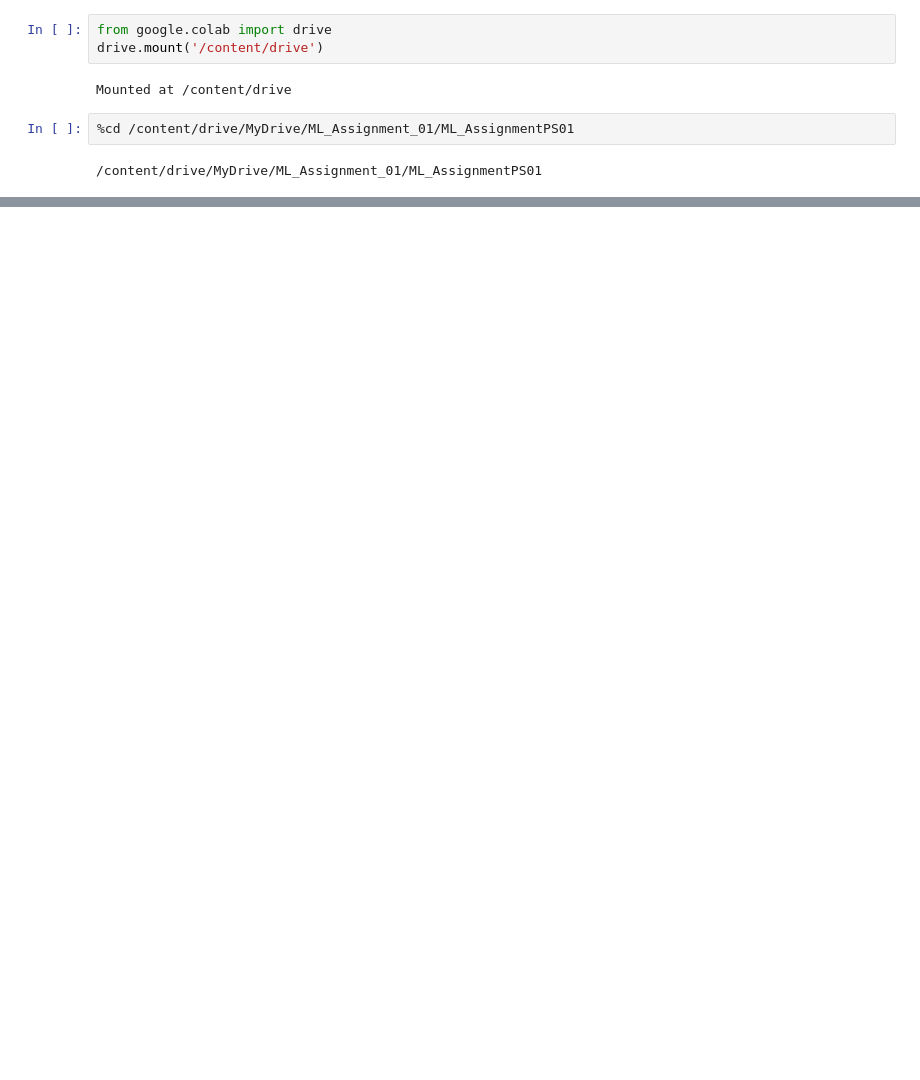
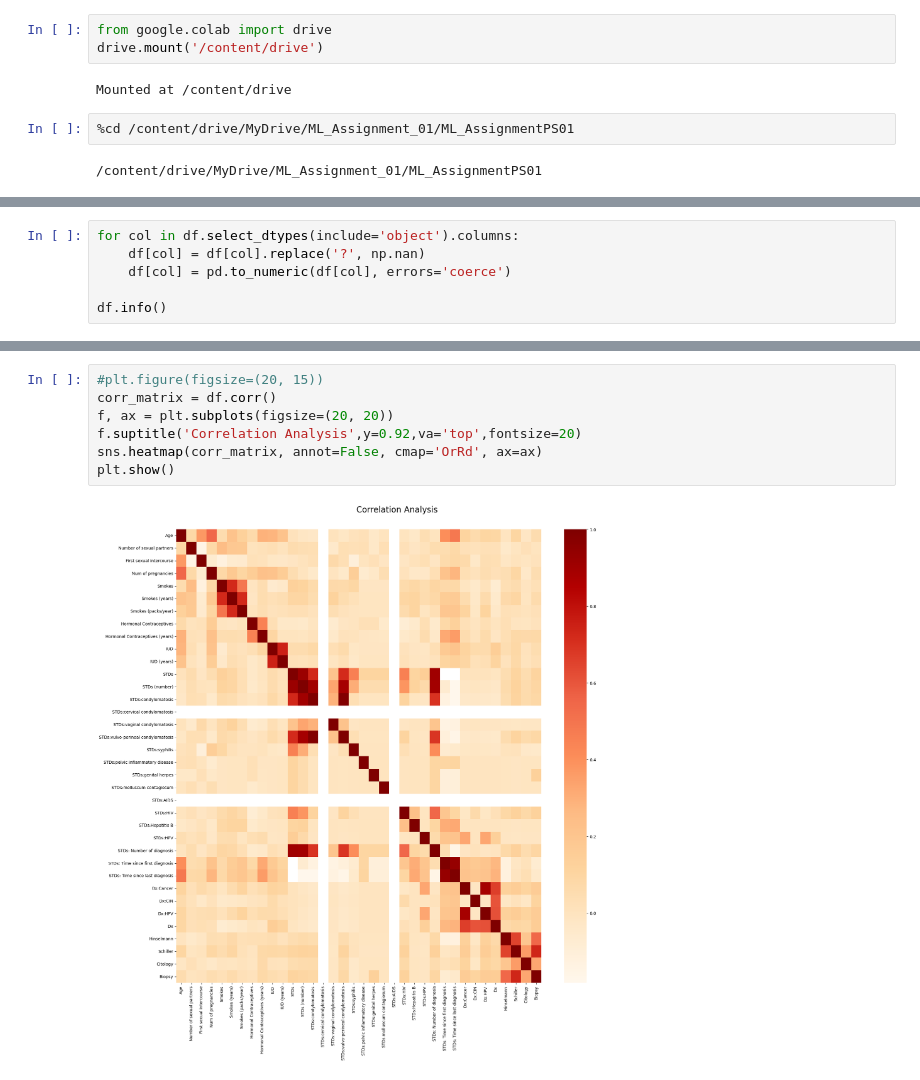
Before and after one commit to mudu89/ML_AssignmentPS01, a Jupyter notebook: 2024DA04200_Problem_Statement_1.ipynb, the cells around one changed output, grey strips where cells are left out. Cells and saved outputs as stored; diff of their text form; blank space fills up the shorter version.

```diff
--- a/2024DA04200_Problem_Statement_1.ipynb
+++ b/2024DA04200_Problem_Statement_1.ipynb
@@ -59,0 +170,6 @@ plt.show()
+# %%
+for col in df.select_dtypes(include='object').columns:
+    df[col] = df[col].replace('?', np.nan)
+    df[col] = pd.to_numeric(df[col], errors='coerce')
+
+df.info()
@@ -59,0 +194,9 @@ plt.show()
+# %%
+#plt.figure(figsize=(20, 15))
+corr_matrix = df.corr()
+f, ax = plt.subplots(figsize=(20, 20))
+f.suptitle('Correlation Analysis',y=0.92,va='top',fontsize=20)
+sns.heatmap(corr_matrix, annot=False, cmap='OrRd', ax=ax)
+plt.show()
+# %% [output]
+[figure, added]
```
Also changed, not shown: parts of 17 cells of this notebook.
